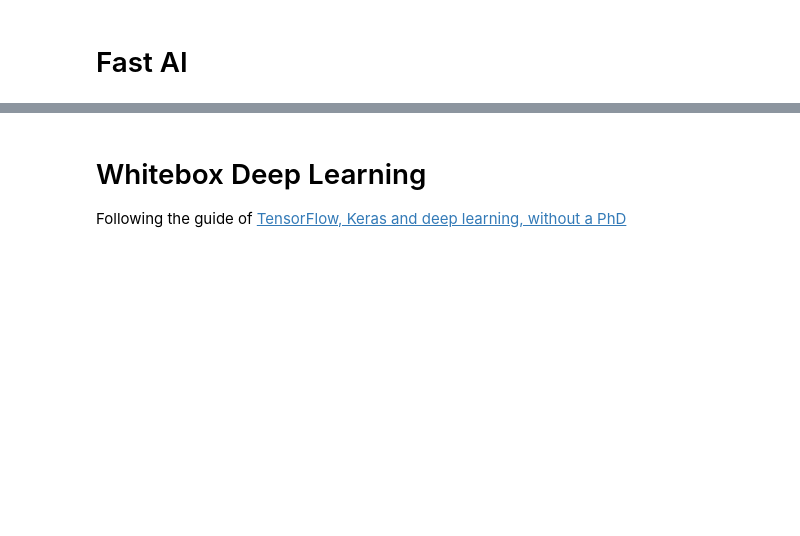
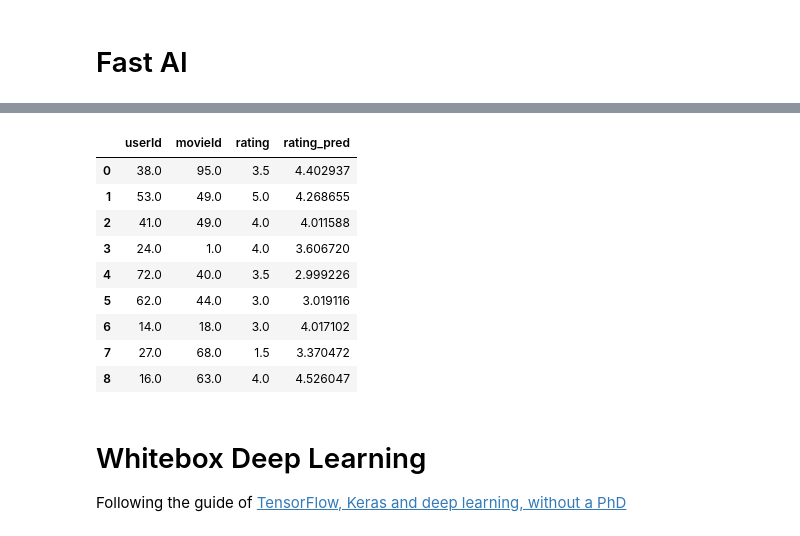
Before and after one commit to AbrahamKong/CMPE258-Lecture_1_Assignment, a Jupyter notebook: CMPE_258_Lecture_1_Assignment_Fast_AI_colab,_Whitebox_deep_learning,_Gradient_Descent.ipynb, the cells around one changed output, grey strips where cells are left out. Cells and saved outputs as stored; diff of their text form; code cells hidden in the pictures; blank space fills up the shorter version.

```diff
--- a/CMPE_258_Lecture_1_Assignment_Fast_AI_colab,_Whitebox_deep_learning,_Gradient_Descent.ipynb
+++ b/CMPE_258_Lecture_1_Assignment_Fast_AI_colab,_Whitebox_deep_learning,_Gradient_Descent.ipynb
@@ -18,0 +118,6 @@ from fastbook import *
+# %%
+from fastai.collab import *
+path = untar_data(URLs.ML_SAMPLE)
+dls = CollabDataLoaders.from_csv(path/'ratings.csv')
+learn = collab_learner(dls, y_range=(0.5,5.5))
+learn.fine_tune(10)
@@ -18,0 +139,3 @@ from fastbook import *
+# %%
+learn.show_results()
+# %% [output]
@@ -19,3 +143,13 @@ from fastbook import *
+|  | userId | movieId | rating | rating_pred |
+| 0 | 38.0 | 95.0 | 3.5 | 4.402937 |
+| 1 | 53.0 | 49.0 | 5.0 | 4.268655 |
+| 2 | 41.0 | 49.0 | 4.0 | 4.011588 |
+| 3 | 24.0 | 1.0 | 4.0 | 3.606720 |
+| 4 | 72.0 | 40.0 | 3.5 | 2.999226 |
+| 5 | 62.0 | 44.0 | 3.0 | 3.019116 |
+| 6 | 14.0 | 18.0 | 3.0 | 4.017102 |
+| 7 | 27.0 | 68.0 | 1.5 | 3.370472 |
+| 8 | 16.0 | 63.0 | 4.0 | 4.526047 |
 # %% [markdown]
 # Whitebox Deep Learning
 
```
Also changed, not shown: parts of 26 cells of this notebook.
